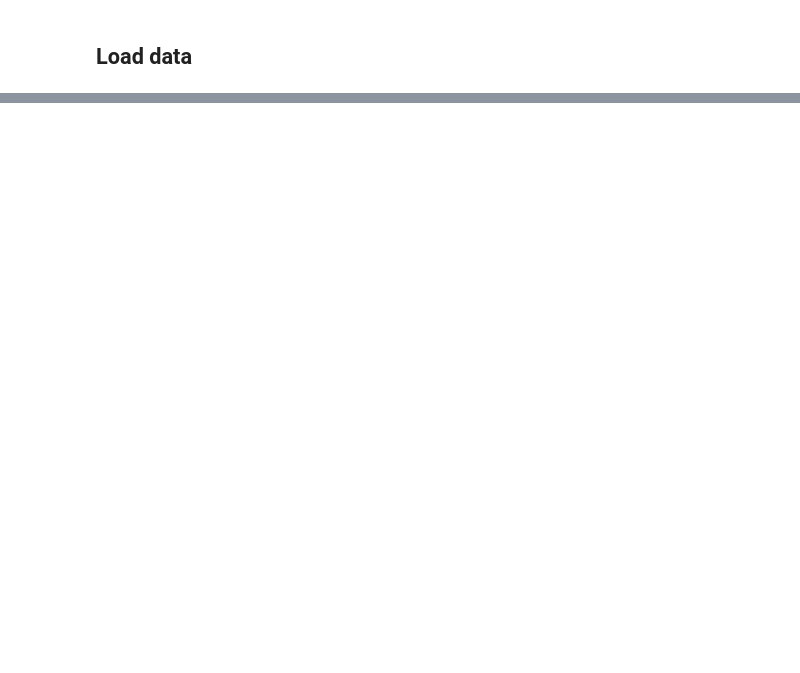
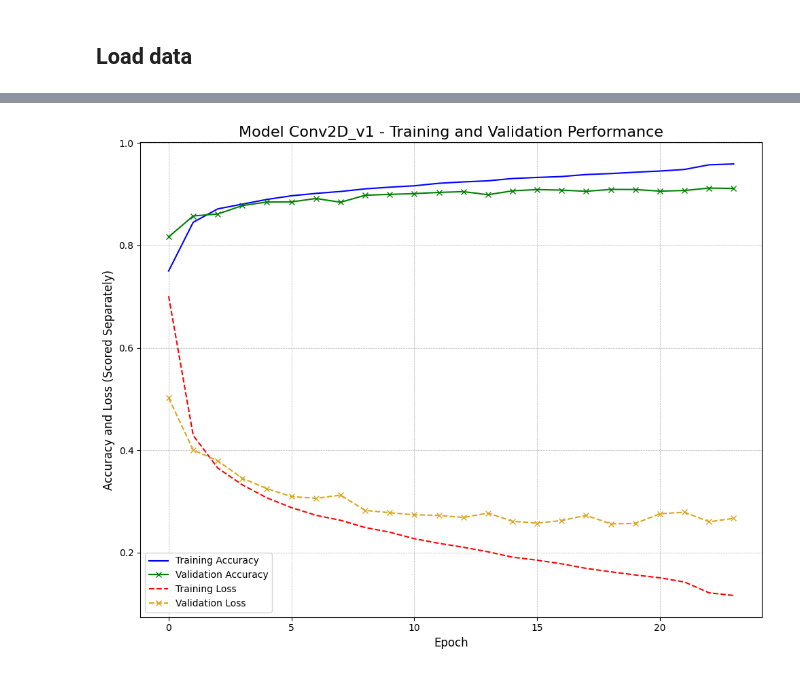
Before and after one commit to OleksiyM/Data_Science, a Jupyter notebook: Module_10/Hw10.ipynb, the cells around one changed output, grey strips where cells are left out. Saved outputs shown, nothing was run; the diff lists cells and outputs as text; code cells hidden in the pictures; blank space fills up the shorter version.

```diff
--- a/Module_10/Hw10.ipynb
+++ b/Module_10/Hw10.ipynb
@@ -1126,0 +206,9 @@ The most successful model (v12) achieved the desired accuracy by reducing the le
+# %%
+# Load and preprocess the Fashion MNIST dataset
+(X_train, y_train), (X_test, y_test) = fashion_mnist.load_data()
+X_train, X_test = X_train / 255.0, X_test / 255.0
+
+
+# Add a channels dimension
+x_train = X_train[..., tf.newaxis]
+x_test = X_test[..., tf.newaxis]
@@ -1126,0 +276,14 @@ The most successful model (v12) achieved the desired accuracy by reducing the le
+# %%
+%%time
+# Train the model
+
+history_model_conv2d_v1=model_conv2d_v1.fit(
+    X_train,
+    y_train,
+    batch_size=128,
+    epochs=25,
+    validation_split=0.2,
+    validation_data=(X_test, y_test),
+    #callbacks=[early_stopping, lr_scheduler]
+    callbacks=[early_stopping, reduce_lr]
+)
@@ -1126,0 +308,4 @@ The most successful model (v12) achieved the desired accuracy by reducing the le
+# %%
+plot_model(history_model_conv2d_v1, model_version='Conv2D_v1')
+# %% [output]
+[figure, added]
```
Also changed, not shown: parts of 107 cells of this notebook, 2 other files.
